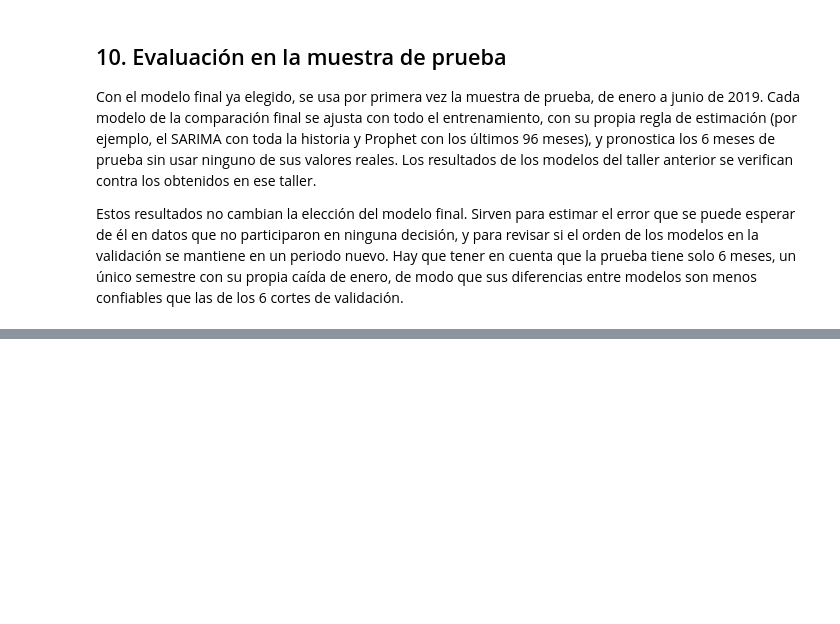
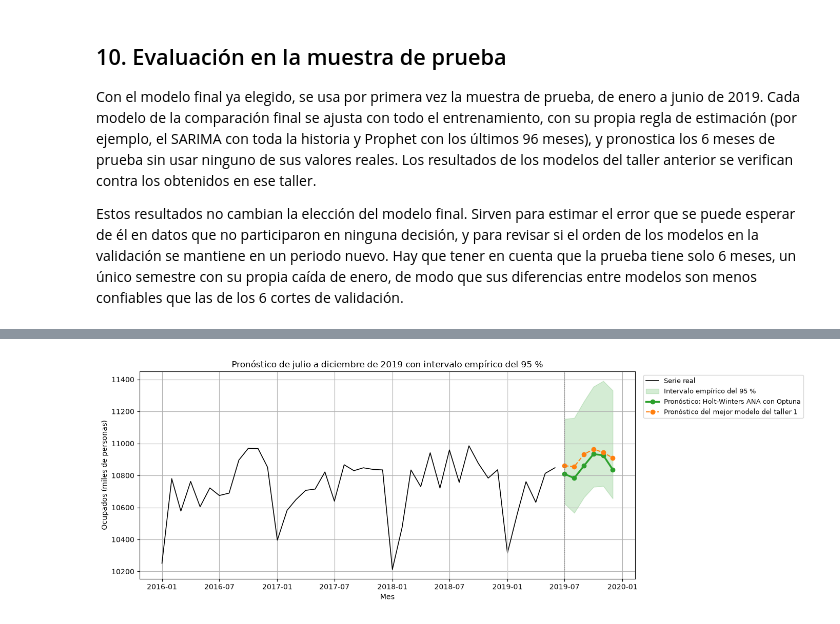
Before and after one commit to juanestebancg2806/ml3-time-series-forecasting, a Jupyter notebook: taller2/taller2_pronostico_ocupados.ipynb, the cells around one changed output, grey strips where cells are left out. Saved outputs shown, nothing was run; the diff lists cells and outputs as text; code cells hidden in the pictures; blank space fills up the shorter version.

```diff
--- a/taller2/taller2_pronostico_ocupados.ipynb
+++ b/taller2/taller2_pronostico_ocupados.ipynb
@@ -2680,0 +2697,64 @@ Regresión: tend. lineal + dummies, ventana 24 (taller 1)                Regresi
+# %%
+# Pronóstico de julio a diciembre de 2019 con la serie completa: modelo final y mejor modelo del taller anterior
+PRONOSTICO_CAMPEON_TALLER_1 = [10860.7, 10854.6, 10932.0, 10963.8, 10943.7, 10909.2]   # sección 17 del taller 1
+fechas_pronostico = fechas_siguientes(ocupados, horizonte)
+pronostico_final = pd.Series(np.asarray(funciones_pronostico[MODELO_FINAL](ocupados, horizonte), dtype=float),
+                             index=fechas_pronostico)
+pronostico_campeon = pd.Series(np.asarray(funciones_pronostico[CAMPEON_TALLER_1](ocupados, horizonte), dtype=float),
+                               index=fechas_pronostico)
+assert np.allclose(pronostico_campeon, PRONOSTICO_CAMPEON_TALLER_1, atol=0.5), \
+    "el pronóstico del mejor modelo del taller anterior no coincide con el obtenido en ese taller"
+
+# Errores históricos del modelo final por horizonte: desde cada mes de origen (desde el mes 24), el modelo
+# se ajusta con los datos disponibles hasta ese mes y pronostica los 6 siguientes
+INICIO_ERRORES_HISTORICOS = 24
+filas = []
+for origen in range(INICIO_ERRORES_HISTORICOS, len(ocupados) - horizonte + 1):
+    serie_ajuste = ocupados.iloc[:origen]
+    pronostico = np.asarray(funciones_pronostico[MODELO_FINAL](serie_ajuste, horizonte), dtype=float)
+    reales = ocupados.iloc[origen:origen + horizonte].to_numpy()
+    for paso in range(horizonte):
+        filas.append({"origen": serie_ajuste.index[-1], "h": paso + 1, "error": reales[paso] - pronostico[paso]})
+errores_historicos = pd.DataFrame(filas)
+
+resumen_horizonte = errores_historicos.groupby("h")["error"].agg(
+    errores="size",
+    media="mean",
+    desviacion="std",
+    percentil_2_5=lambda error: error.quantile(0.025),
+    percentil_97_5=lambda error: error.quantile(0.975),
+)
+print(f"Errores históricos del modelo final por horizonte (orígenes de {errores_historicos['origen'].min():%Y-%m} "
+      f"a {errores_historicos['origen'].max():%Y-%m}, miles de personas):")
+print(resumen_horizonte.round(1).to_string())
+
+# Tabla del pronóstico final con su intervalo empírico del 95 % y el pronóstico del taller anterior
+tabla_pronostico = pd.DataFrame({
+    "Pronóstico": pronostico_final,
+    "Límite inferior 95 %": pronostico_final + resumen_horizonte["percentil_2_5"].to_numpy(),
+    "Límite superior 95 %": pronostico_final + resumen_horizonte["percentil_97_5"].to_numpy(),
+    "Mejor modelo del taller 1": pronostico_campeon,
+})
+tabla_pronostico["Ancho del intervalo"] = tabla_pronostico["Límite superior 95 %"] - tabla_pronostico["Límite inferior 95 %"]
+tabla_pronostico["Diferencia con el taller 1"] = tabla_pronostico["Pronóstico"] - tabla_pronostico["Mejor modelo del taller 1"]
+tabla_pronostico.index.name = "mes"
+print(f"\nPronóstico de julio a diciembre de 2019, {MODELO_FINAL} (miles de personas):")
+print(tabla_pronostico.round(1).to_string())
+
+# Gráfica del pronóstico final con su intervalo, la serie desde 2016 y el pronóstico del taller anterior
+fig, ax = plt.subplots(figsize=(14, 5))
+ax.plot(ocupados.loc["2016":], color="black", linewidth=1.2, label="Serie real")
+ax.fill_between(fechas_pronostico, tabla_pronostico["Límite inferior 95 %"], tabla_pronostico["Límite superior 95 %"],
+                color="C2", alpha=0.2, label="Intervalo empírico del 95 %")
+ax.plot(pronostico_final, color="C2", linewidth=2.5, marker="o", label=f"Pronóstico: {MODELO_FINAL}")
+ax.plot(pronostico_campeon, color="C1", linestyle="--", marker="o", label="Pronóstico del mejor modelo del taller 1")
+ax.axvline(test.index[0], color="lightgray", linewidth=1)
+ax.axvline(fechas_pronostico[0], color="gray", linewidth=1, linestyle=":")
+ax.set_title("Pronóstico de julio a diciembre de 2019 con intervalo empírico del 95 %")
+ax.set_xlabel("Mes")
+ax.set_ylabel("Ocupados (miles de personas)")
+ax.legend(loc="upper left", bbox_to_anchor=(1.01, 1), fontsize=9)
+ax.grid()
+plt.tight_layout()
+plt.show()
+# %% [output]
@@ -2680,0 +2780 @@ Regresión: tend. lineal + dummies, ventana 24 (taller 1)                Regresi
+[figure, added]
```
Also changed, not shown: parts of 4 cells of this notebook.
